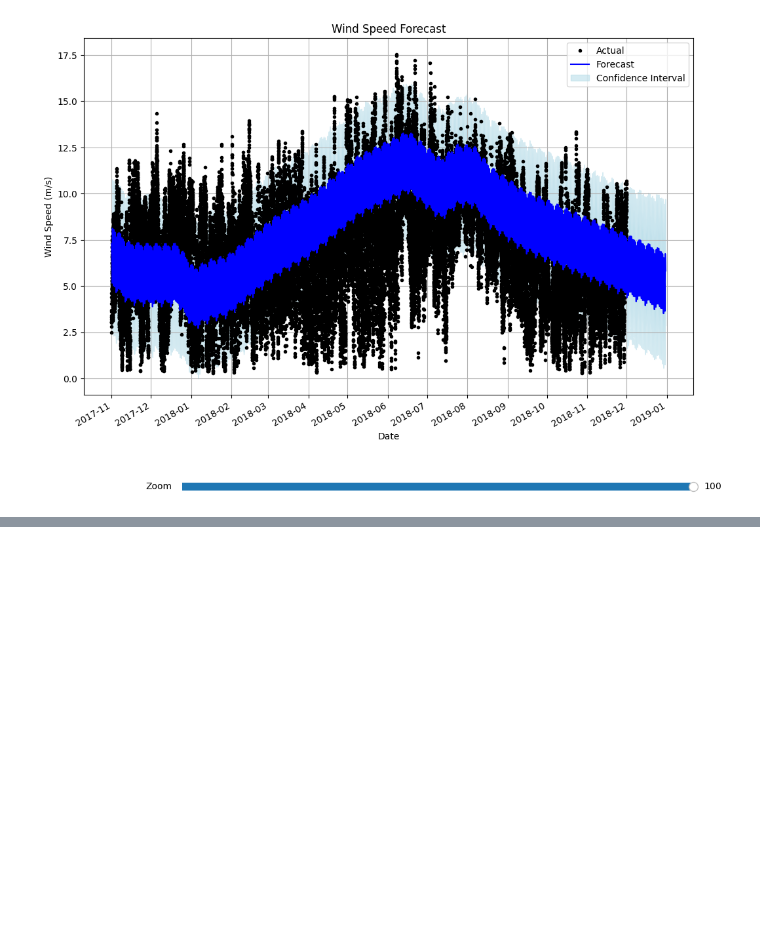
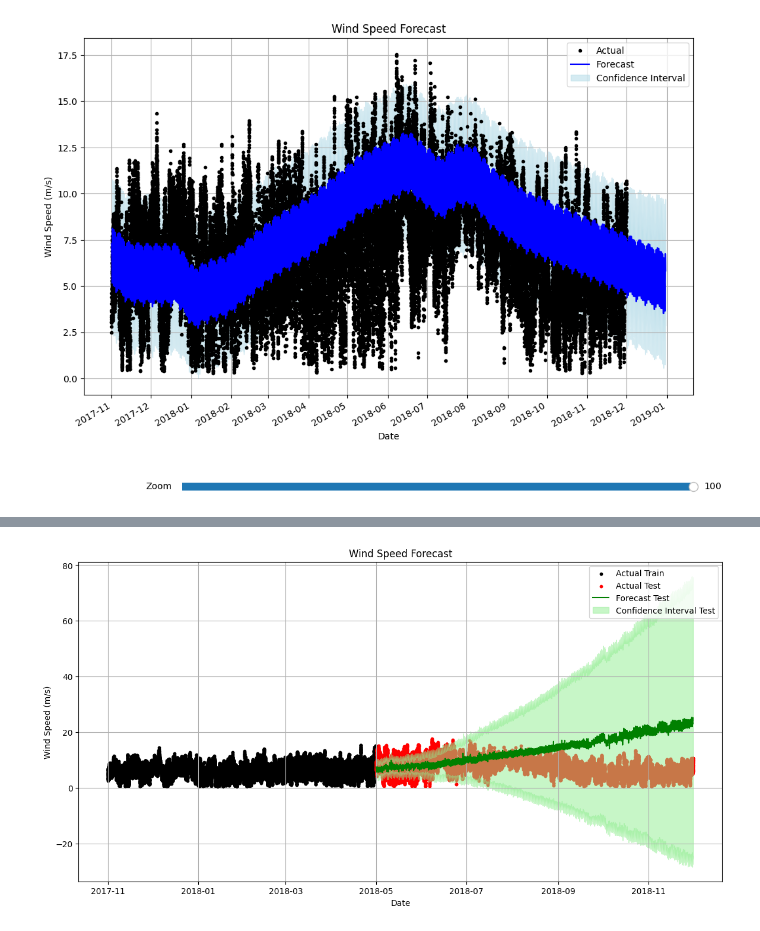
Before and after one commit to Damodharan28/Wind_Analysis, a Jupyter notebook: model/prophet_model.ipynb, the cells around one changed output, grey strips where cells are left out. Saved outputs shown, nothing was run; the diff lists cells and outputs as text; code cells hidden in the pictures; blank space fills up the shorter version.

```diff
--- a/model/prophet_model.ipynb
+++ b/model/prophet_model.ipynb
@@ -833,0 +1321,98 @@ plt.show()
+# %%
+import pandas as pd
+from prophet import Prophet
+from sklearn.metrics import mean_absolute_error, mean_squared_error, r2_score
+import numpy as np
+import matplotlib.pyplot as plt
+
+# Load and preprocess the dataset
+df = pd.read_csv('../excels/2017-2018-clean.csv', parse_dates=['Date/Time'])
+
+# Drop rows with NaN values
+df = df.dropna()
+
+# Rename columns for Prophet
+df.rename(columns={
+    'Date/Time': 'ds',
+    '100m_N Avg [m/s]': 'y',
+    '100m_N Std [m/s]': '100m_N_Std',
+    'Pressure [mbar]': 'Pressure',
+    '98m WV [°]': 'WV_98m',
+    '78m WV [°]': 'WV_78m',
+    '48m WV [°]': 'WV_48m',
+    'Temp 5m [°C]': 'Temp_5m',
+    'Hum 5m [%]': 'Hum_5m'
+}, inplace=True)
+
+# Define seasons
+def assign_season(date):
+    month = date.month
+    if month in [6, 7, 8]:
+        return 'Monsoon'
+    elif month in [9, 10, 11]:
+        return 'Autumn'
+    elif month in [12, 1, 2]:
+        return 'Winter'
+    elif month in [3, 4, 5]:
+        return 'Summer'
+    else:
+        return 'Unknown'
+
+df['Season'] = df['ds'].apply(assign_season)
+
+# Split data into training (first 6 months) and testing (last 6 months) periods
+train_df = df[df['ds'] < '2018-05-01']
+test_df = df[df['ds'] >= '2018-05-01']
+
+# Prepare the data for Prophet
+prophet_model = Prophet()
+prophet_model.add_regressor('Pressure')
+prophet_model.add_regressor('WV_98m')
+prophet_model.add_regressor('WV_78m')
+prophet_model.add_regressor('WV_48m')
+prophet_model.add_regressor('Temp_5m')
+prophet_model.add_regressor('Hum_5m')
+
+# Fit the Prophet model
+prophet_model.fit(train_df)
+
+# Make predictions on the test dataset
+forecast_test = prophet_model.predict(test_df)
+
+# Calculate accuracy metrics
+y_true = test_df['y']
+y_pred = forecast_test['yhat']
+
+mae = mean_absolute_error(y_true, y_pred)
+mse = mean_squared_error(y_true, y_pred)
+rmse = np.sqrt(mse)
+r_squared = r2_score(y_true, y_pred)
+
+print(f"MAE: {mae}")
+print(f"MSE: {mse}")
+print(f"RMSE: {rmse}")
+print(f"R-Squared: {r_squared}")
+
+# Plot the results
+plt.figure(figsize=(14, 7))
+
+# Plot actual train data
+plt.scatter(train_df['ds'], train_df['y'], color='black', label='Actual Train', s=10)
+
+# Plot actual test data
+plt.scatter(test_df['ds'], test_df['y'], color='red', label='Actual Test', s=10)
+
+# Plot forecasted test data
+plt.plot(forecast_test['ds'], forecast_test['yhat'], color='green', label='Forecast Test')
+
+# Plot confidence intervals
+plt.fill_between(forecast_test['ds'], forecast_test['yhat_lower'], forecast_test['yhat_upper'], color='lightgreen', alpha=0.5, label='Confidence Interval Test')
+
+# Add labels and legend
+plt.title('Wind Speed Forecast')
+plt.xlabel('Date')
+plt.ylabel('Wind Speed (m/s)')
+plt.legend()
+plt.grid(True)
+plt.show()
+# %% [output]
@@ -833,0 +1425 @@ plt.show()
+[figure, added]
```
Also changed, not shown: parts of 16 cells of this notebook, 4 other files.
